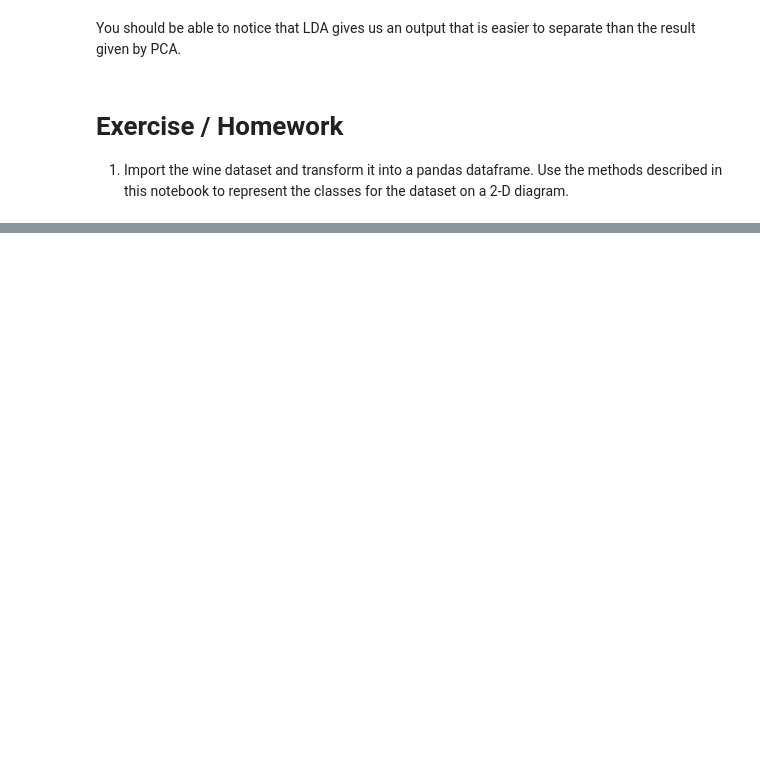
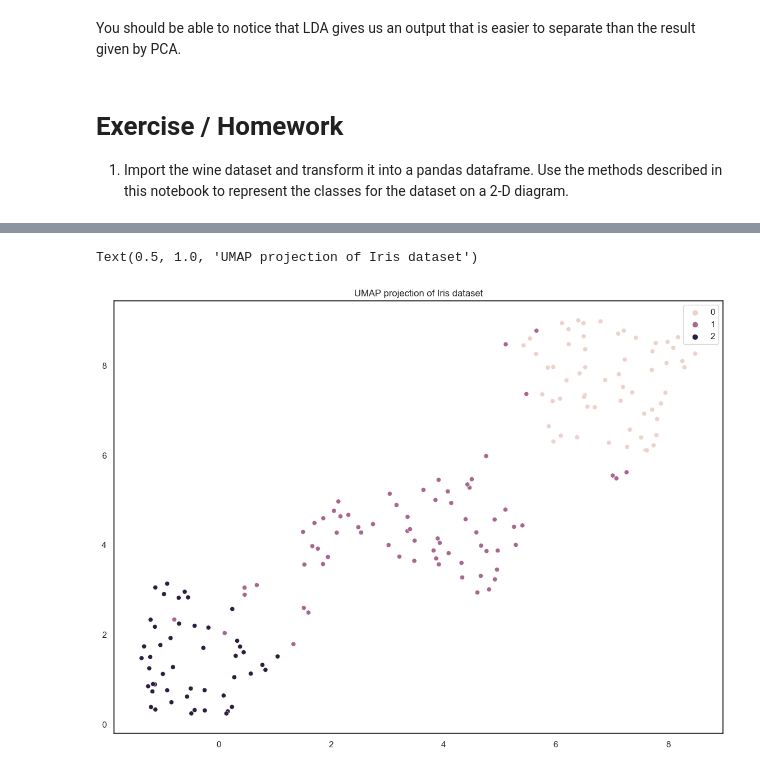
Before and after one commit to Bialkasss/Data-mining, a Jupyter notebook: Pre-processing/dm_feature_extraction.ipynb, the cells around one changed output, grey strips where cells are left out. Cells and saved outputs as stored; diff of their text form; code cells hidden in the pictures; blank space fills up the shorter version.

```diff
--- a/Pre-processing/dm_feature_extraction.ipynb
+++ b/Pre-processing/dm_feature_extraction.ipynb
@@ -473,0 +550,34 @@ You should be able to notice that LDA gives us an output that is easier to separ
+# %%
+#UMAP
+from sklearn.model_selection import train_test_split
+from sklearn.preprocessing import StandardScaler
+
+import seaborn as sns
+import pandas as pd
+
+df = pd.DataFrame(wine['data'], columns=wine['feature_names'])
+df['class'] = wine['target']
+# sns.pairplot(df, hue='class')
+
+from sklearn.preprocessing import StandardScaler
+
+X = wine['data']
+y = wine['target']
+
+X_scaled = StandardScaler().fit_transform(X)
+
+
+
+import umap
+
+umap_transformer = umap.UMAP(
+    n_neighbors=10,
+    n_components=2,
+    min_dist=0.2
+)
+
+X_umap = umap_transformer.fit_transform(X_scaled)
+sns.scatterplot(x=X_umap[:, 0], y=X_umap[:, 1], hue=y).set_title('UMAP projection of Iris dataset')
+# %% [output]
+Text(0.5, 1.0, 'UMAP projection of Iris dataset')
+[figure, added]
```
Also changed, not shown: parts of 30 cells of this notebook.
